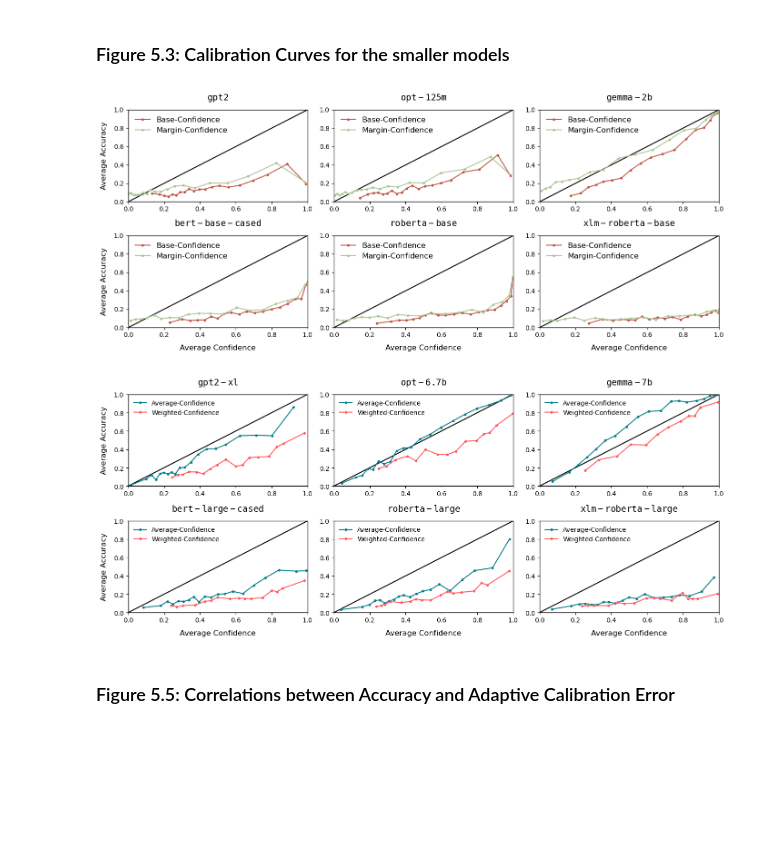
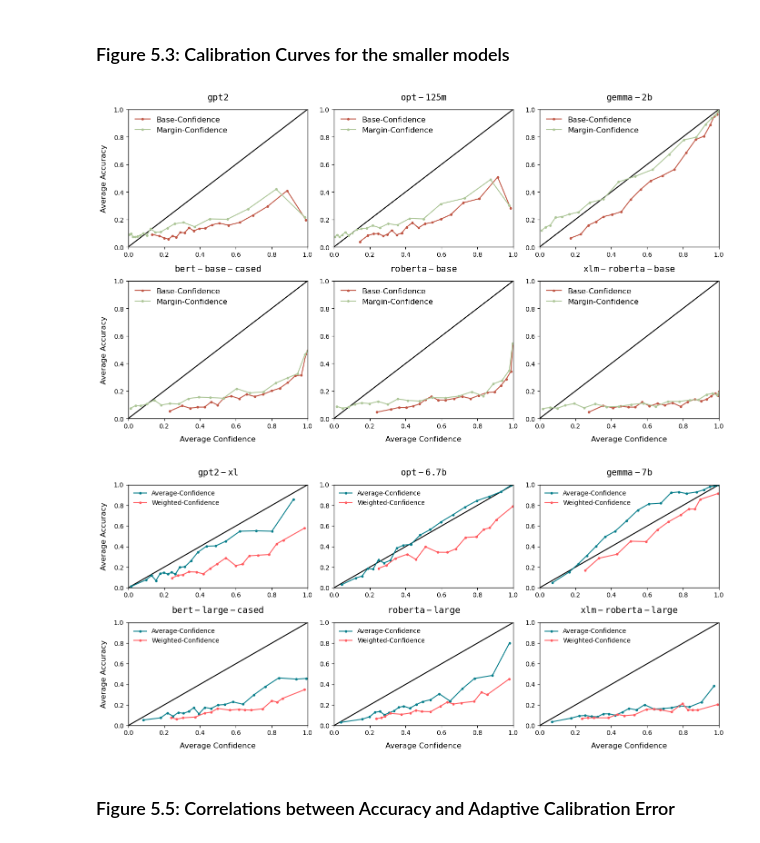
Before and after one commit to diamir707/LMsCONFonBEAR, a Jupyter notebook: results/e2estimates_eval.ipynb, the cells around one changed output. Drawn from its saved outputs; the diff is of its cells as text; code cells hidden in the pictures; blank space fills up the shorter version.

Commit message:
Increase height Figure 5.3/5.4.

```diff
--- a/results/e2estimates_eval.ipynb
+++ b/results/e2estimates_eval.ipynb
@@ -183,35 +183,35 @@ models_info = [
         "conf_keys": ["base_conf", "margin_conf"],
         "labels": ["Base-Confidence", "Margin-Confidence"],
         "row": 1, "col": 2
     },
 ]
 
-_, axes = plt.subplots(2, 3, figsize=(14, 6), facecolor="white", sharey=True)
+_, axes = plt.subplots(2, 3, figsize=(14, 8), facecolor="white", sharey=True)
 
 for info in models_info:
     ax = axes[info["row"], info["col"]]
     plot_calibration_curve(
         title=rf"$\mathtt{{{info['title']}}}$",
         predictions=[info["df"][k].tolist() for k in info["pred_keys"]],
         confidences=[info["df"][k].tolist() for k in info["conf_keys"]],
         labels=info["labels"],
         linestyles=["solid"]*2,
         markers=["."]*2,
         colors=["#c05746", "#adc698"],
         title_fontsize=14,
         legend_fontsize=12,
         axes_label_fontsize=12,
         axis=ax
     )
     if info["col"] > 0:
         ax.set_ylabel("")
     if info["row"] == 0:
         ax.set_xlabel("")
 plt.tight_layout()
 plt.savefig(graphics_path + "calibration_curves_small_models" + graphics_format, dpi=600)
 plt.show()
 # %% [output]
-[figure, old version]
+[figure, new version]
 # %%
 # Data for the larger models
 gemma_7b = instance_lvl_results[instance_lvl_results["model"] == "gemma-7b"]
@@ -272,7 +272,7 @@ models_info = [
     },
 ]
 
-_, axes = plt.subplots(2, 3, figsize=(14, 6), facecolor="white", sharey=True)
+_, axes = plt.subplots(2, 3, figsize=(14, 6.5), facecolor="white", sharey=True)
 
 for info in models_info:
     ax = axes[info["row"], info["col"]]
@@ -299,7 +299,7 @@ plt.tight_layout()
 plt.savefig(graphics_path + "calibration_curves_large_models" + graphics_format, dpi=600)
 plt.show()
 # %% [output]
-[figure, old version]
+[figure, new version]
 # %% [markdown]
 ### Figure 5.5: Correlations between Accuracy and Adaptive Calibration Error
 # %%
```
